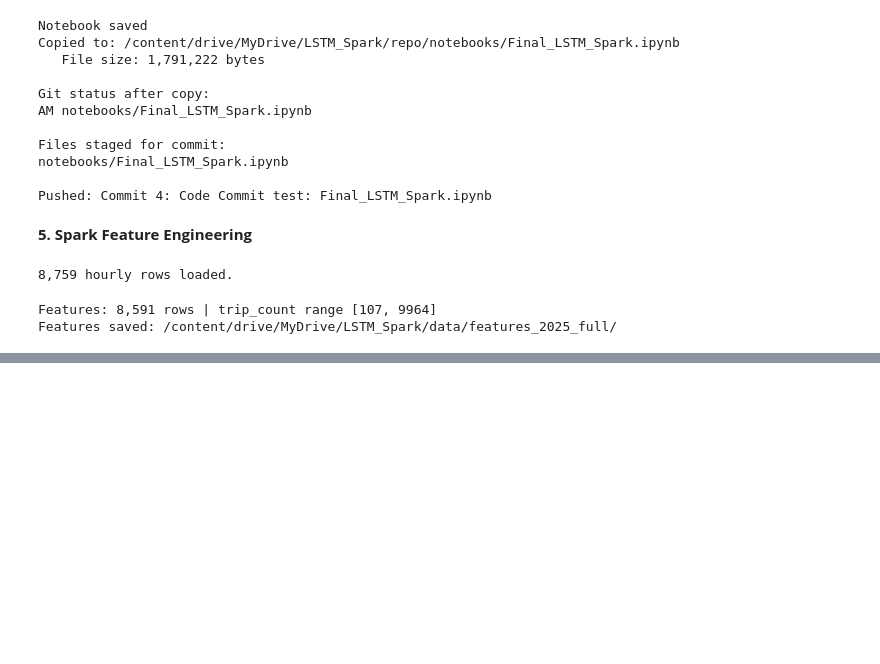
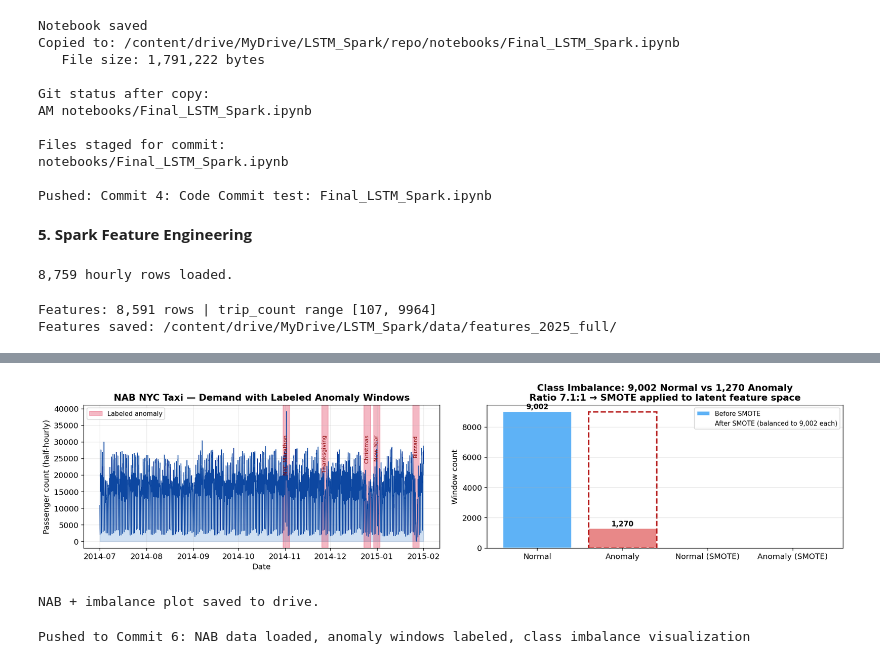
Before and after one commit to 2025503-bot/LSTMSpark, a Jupyter notebook: notebooks/Final_LSTM_Spark.ipynb, the cells around one changed output, grey strips where cells are left out. Cells and saved outputs as stored; diff of their text form; code cells hidden in the pictures; blank space fills up the shorter version.

Commit message:
Commit 6: NAB data loaded, anomaly windows labeled, class imbalance visualization

```diff
--- a/notebooks/Final_LSTM_Spark.ipynb
+++ b/notebooks/Final_LSTM_Spark.ipynb
@@ -841,0 +922,47 @@ Nothing to commit: Commit 5: Spark Feature Engineering
+# %%
+import matplotlib.pyplot as plt, matplotlib.patches as mpatches, shutil
+
+fig, axes = plt.subplots(1, 2, figsize=(16, 4))
+
+# NAB time series
+axes[0].fill_between(nab_df["ts"], nab_df["trip_count"], alpha=0.2, color="#1565C0")
+axes[0].plot(nab_df["ts"], nab_df["trip_count"], lw=0.8, color="#0D47A1")
+for w, name in zip(windows, event_names):
+    axes[0].axvspan(pd.to_datetime(w[0]), pd.to_datetime(w[1]), alpha=0.3, color="crimson")
+    axes[0].text(pd.to_datetime(w[0]), nab_df["trip_count"].max()*0.82,
+                 name, fontsize=8, color="darkred", rotation=90, va="top")
+patch = mpatches.Patch(color="crimson", alpha=0.3, label="Labeled anomaly")
+axes[0].legend(handles=[patch], fontsize=9)
+axes[0].set_title("NAB NYC Taxi — Demand with Labeled Anomaly Windows")
+axes[0].set_xlabel("Date")
+axes[0].set_ylabel("Passenger count (half-hourly)")
+axes[0].grid(alpha=0.25)
+
+# Class imbalance bar chart
+n_normal  = int((y_all==0).sum())
+n_anomaly = int(y_all.sum())
+n_smote   = n_normal  # SMOTE will balance to equal counts
+bars1 = axes[1].bar(["Normal","Anomaly"], [n_normal, n_anomaly], color=["#42A5F5","#E57373"], alpha=0.85, edgecolor="white", label="Before SMOTE")
+bars2 = axes[1].bar(["Normal (SMOTE)","Anomaly (SMOTE)"], [0, 0], color=["#1565C0","#B71C1C"], alpha=0.0)
+axes[1].bar(["Normal","Anomaly"], [n_normal, n_smote], color=["none","none"], edgecolor=["none","#B71C1C"], linewidth=2, linestyle="--", fill=False, label=f"After SMOTE (balanced to {n_smote:,} each)")
+
+for bar, val in zip(bars1, [n_normal, n_anomaly]):
+    axes[1].text(bar.get_x()+bar.get_width()/2, bar.get_height()+50, f'{val:,}', ha='center', va='bottom', fontsize=10, fontweight='bold')
+axes[1].set_title(f"Class Imbalance: {n_normal:,} Normal vs {n_anomaly:,} Anomaly\n"
+                   f"Ratio {n_normal/n_anomaly:.1f}:1 → SMOTE applied to latent feature space")
+axes[1].set_ylabel("Window count")
+axes[1].legend(fontsize=9)
+axes[1].grid(axis='y', alpha=0.3)
+plt.tight_layout()
+p = RESULTS_PATH + "nab_01_labeled_imbalance.png"
+plt.savefig(p, dpi=150, bbox_inches='tight')
+shutil.copy(p, REPO_DIR + "results/nab_01_labeled_imbalance.png")
+plt.show()
+print("NAB + imbalance plot saved to drive.")
+# %% [output]
+[figure, added]
+NAB + imbalance plot saved to drive.
+# %%
+git_commit_push("Commit 6: NAB data loaded, anomaly windows labeled, class imbalance visualization")
+# %% [output]
+Pushed to Commit 6: NAB data loaded, anomaly windows labeled, class imbalance visualization
```
Also changed, not shown: parts of 4 cells of this notebook.
